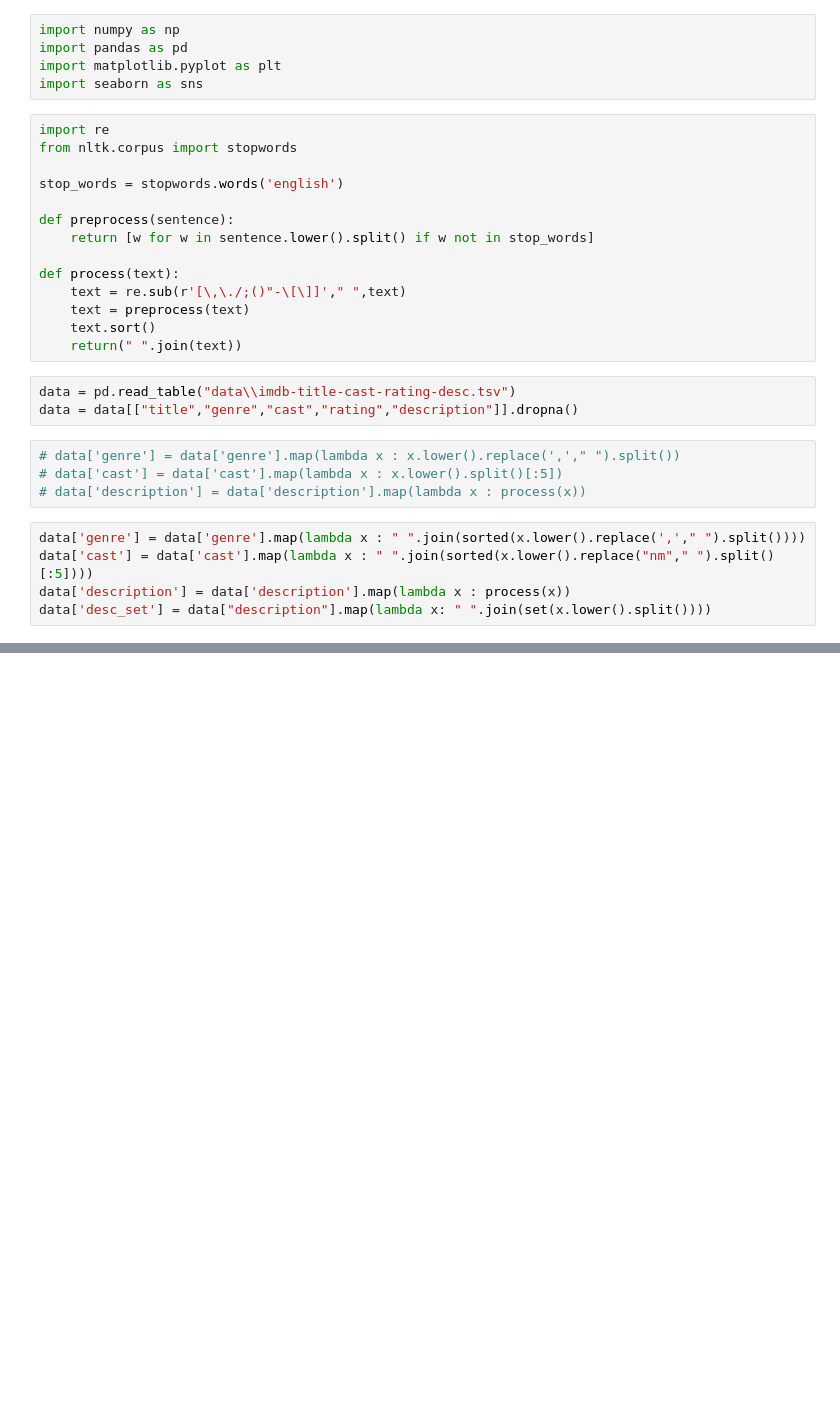
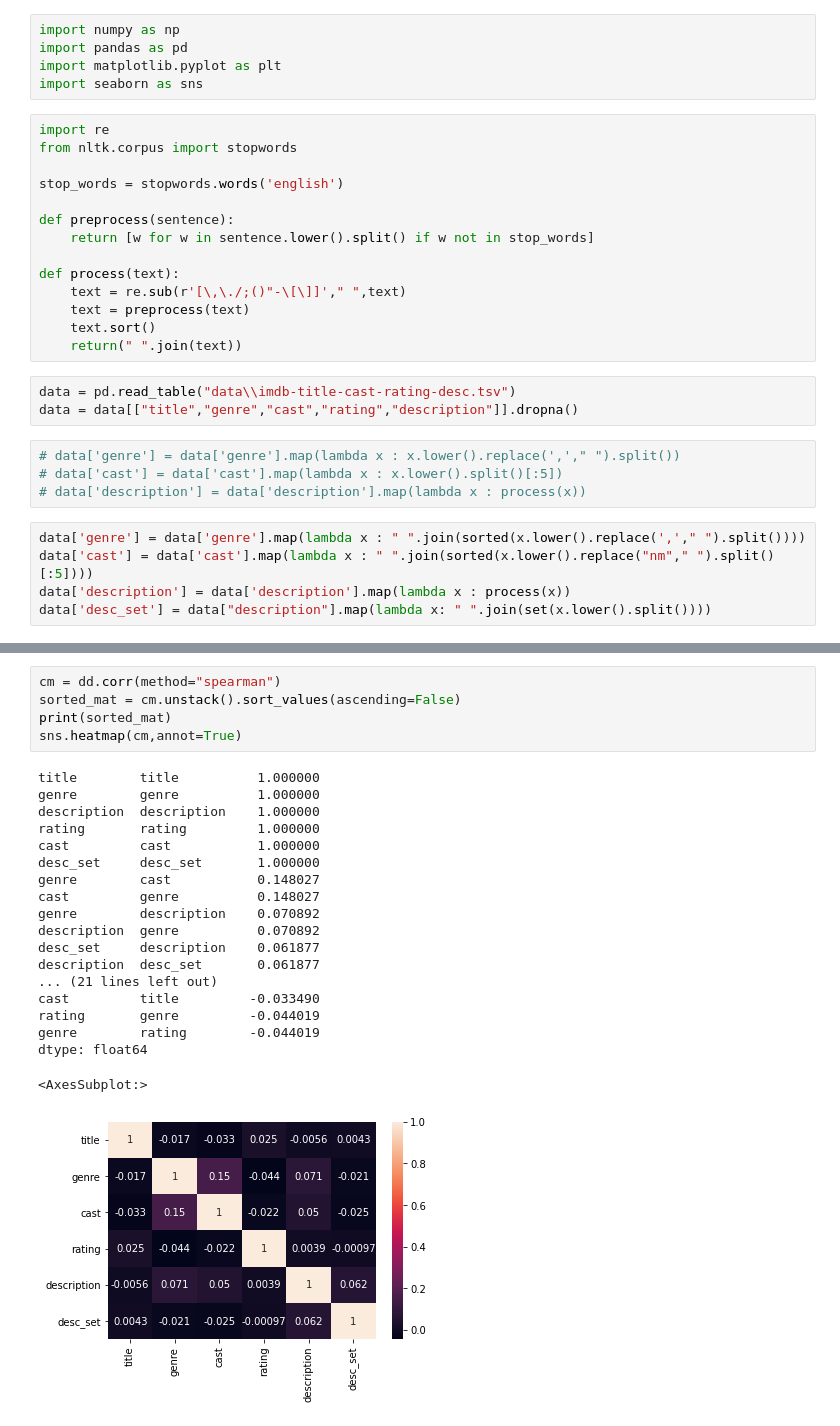
Before and after one commit to ethiclesshacker/tv-rec, a Jupyter notebook: correlation-matrix-imdb-stopwords.ipynb, the cells around one changed output, grey strips where cells are left out. Drawn from its saved outputs; the diff is of its cells as text; blank space fills up the shorter version.

```diff
--- a/correlation-matrix-imdb-stopwords.ipynb
+++ b/correlation-matrix-imdb-stopwords.ipynb
@@ -111,0 +87,25 @@ dtype: float64
+# %%
+cm = dd.corr(method="spearman")
+sorted_mat = cm.unstack().sort_values(ascending=False)
+print(sorted_mat)
+sns.heatmap(cm,annot=True)
+# %% [output]
+title        title          1.000000
+genre        genre          1.000000
+description  description    1.000000
+rating       rating         1.000000
+cast         cast           1.000000
+desc_set     desc_set       1.000000
+genre        cast           0.148027
+cast         genre          0.148027
+genre        description    0.070892
+description  genre          0.070892
+desc_set     description    0.061877
+description  desc_set       0.061877
+... (21 lines left out)
+cast         title         -0.033490
+rating       genre         -0.044019
+genre        rating        -0.044019
+dtype: float64
+<AxesSubplot:>
+[figure, added]
```
Also changed, not shown: parts of 8 cells of this notebook.
